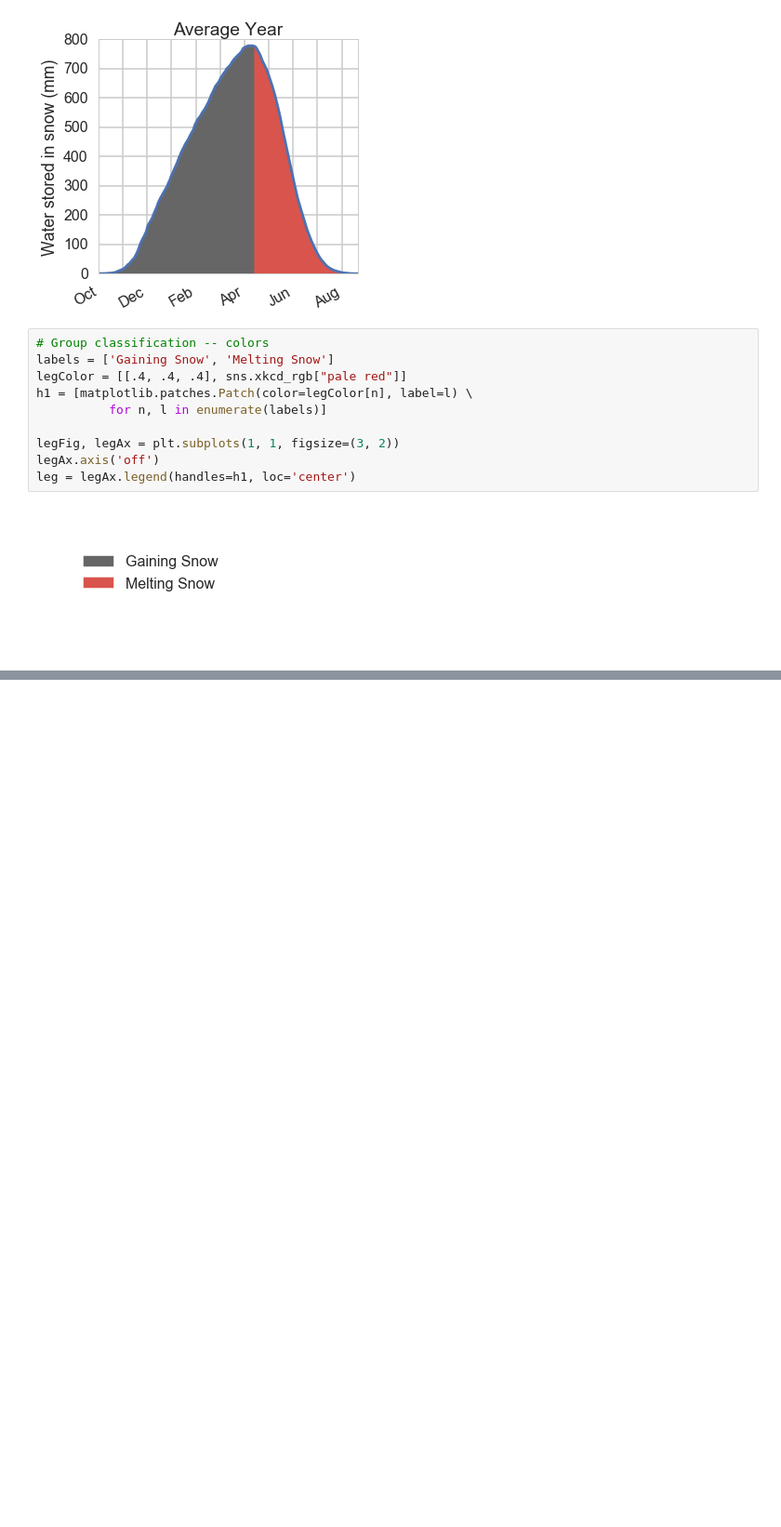
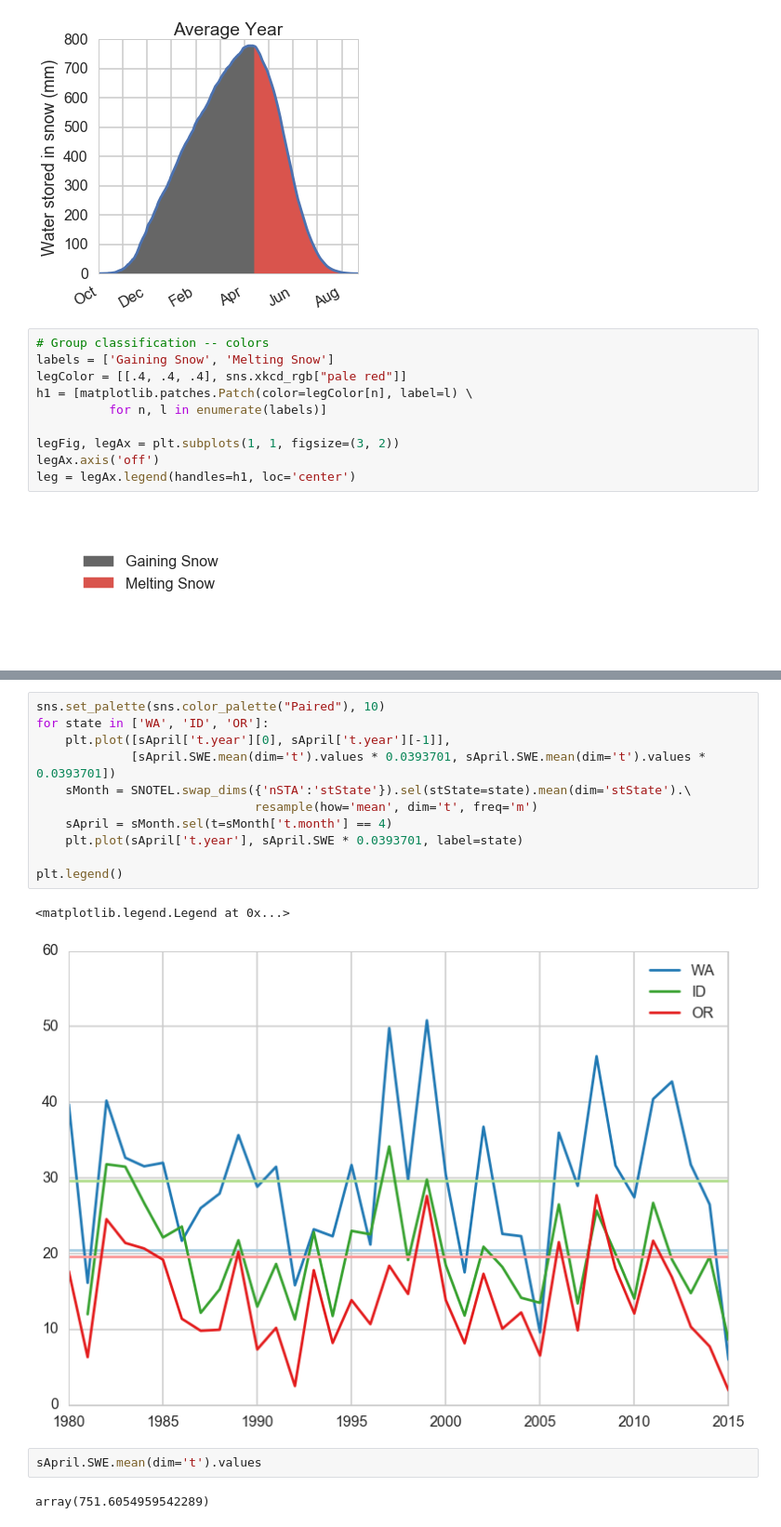
Before and after one commit to klapo/TurbulenceFeedbacks, a Jupyter notebook: TF.SNOTEL.dataExploration.ipynb, the cells around one changed output, grey strips where cells are left out. Shown at 93% size. Cells and saved outputs as stored; diff of their text form; blank space fills up the shorter version.

Commit message:
Minor changes to SNOTEL data exploration. This notebook needs to be removed from the project folder.

```diff
--- a/TF.SNOTEL.dataExploration.ipynb
+++ b/TF.SNOTEL.dataExploration.ipynb
@@ -568,0 +562,18 @@ ds = SNOTEL.groupby('t.year')
+# %%
+sns.set_palette(sns.color_palette("Paired"), 10)
+for state in ['WA', 'ID', 'OR']:
+    plt.plot([sApril['t.year'][0], sApril['t.year'][-1]],
+             [sApril.SWE.mean(dim='t').values * 0.0393701, sApril.SWE.mean(dim='t').values * 0.0393701])
+    sMonth = SNOTEL.swap_dims({'nSTA':'stState'}).sel(stState=state).mean(dim='stState').\
+                              resample(how='mean', dim='t', freq='m')
+    sApril = sMonth.sel(t=sMonth['t.month'] == 4)
+    plt.plot(sApril['t.year'], sApril.SWE * 0.0393701, label=state)
+
+plt.legend()
+# %% [output]
+<matplotlib.legend.Legend at 0x...>
+[figure, added]
+# %%
+sApril.SWE.mean(dim='t').values
+# %% [output]
+array(751.6054959542289)
```
Also changed, not shown: parts of 5 cells of this notebook.
